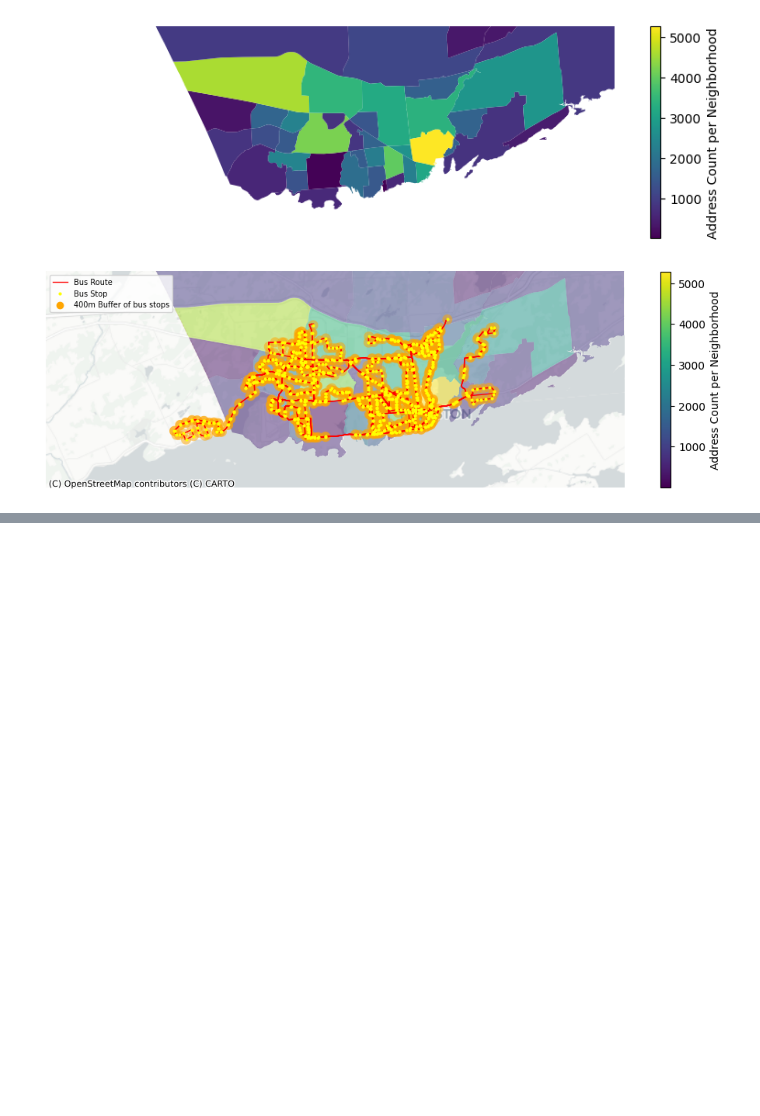
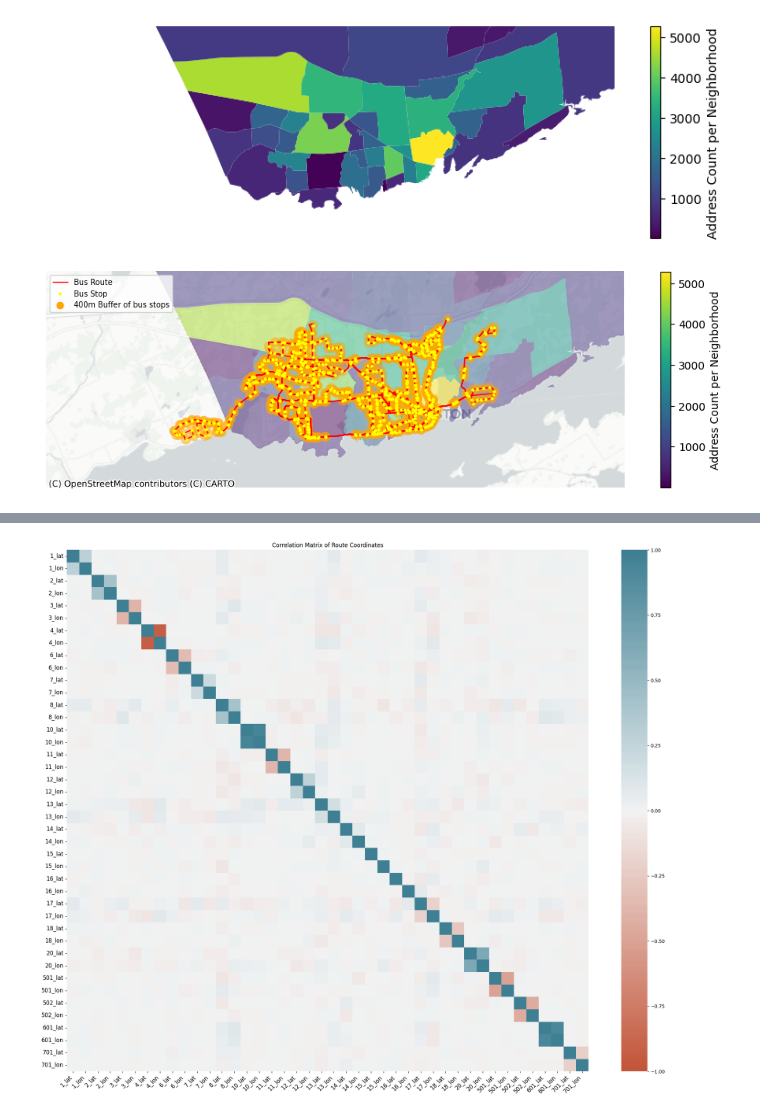
Before and after one commit to winfredtai/CISC451W24, a Jupyter notebook: A1/CISC451W24_Competition1_Q1Q2.ipynb, the cells around one changed output, grey strips where cells are left out. Saved outputs shown, nothing was run; the diff lists cells and outputs as text; code cells hidden in the pictures; blank space fills up the shorter version.

```diff
--- a/A1/CISC451W24_Competition1_Q1Q2.ipynb
+++ b/A1/CISC451W24_Competition1_Q1Q2.ipynb
@@ -697,0 +821,6 @@ plt.show()
+# %%
+# Group by 'Route' and aggregate unique stops as tuples of (Latitude, Longitude)
+stops_per_route = transit_data_cleaned.groupby('Route').apply(
+    lambda x: set(zip(x['Latitude'], x['Longitude']))
+).reset_index(name='Unique Stops')
+stops_per_route.head()
@@ -697,0 +834,34 @@ plt.show()
+# %%
+unique_routes = stops_per_route['Route'].unique()
+cols = []
+for route in unique_routes:
+    cols.extend([f"{route}_lat", f"{route}_lon"])
+
+split_routes = pd.DataFrame(columns=cols)
+
+for route in unique_routes:
+    stops = stops_per_route[stops_per_route['Route'] == route]['Unique Stops'].iloc[0]
+    lats, lons = zip(*list(stops))
+    split_routes[f"{route}_lat"] = pd.Series(lats)
+    split_routes[f"{route}_lon"] = pd.Series(lons)
+# %%
+# Normalize
+normalized_split_routes = (split_routes - split_routes.min()) / (split_routes.max() - split_routes.min())
+
+# Correlation Matrix
+corr_matrix = normalized_split_routes.corr()
+# %%
+fig, ax = plt.subplots(figsize=(25, 20))
+sns.heatmap(
+    corr_matrix,
+    vmin=-1, vmax=1, center=0,
+    cmap=sns.diverging_palette(20, 220, n=200),
+    square=True,
+    ax=ax
+)
+ax.set_xticklabels(ax.get_xticklabels(), rotation=45, horizontalalignment='right', fontsize=12)
+ax.set_yticklabels(ax.get_yticklabels(), fontsize=12)
+ax.set_title("Correlation Matrix of Route Coordinates")
+plt.show()
+# %% [output]
+[figure, added]
```
Also changed, not shown: parts of 14 cells of this notebook.
